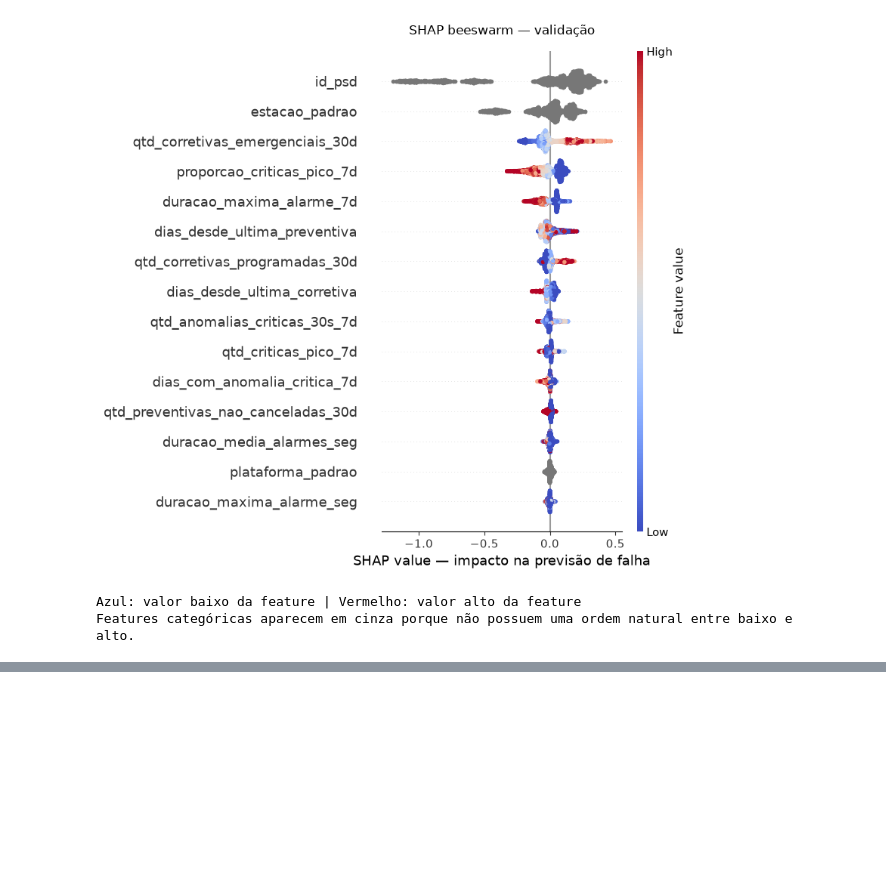
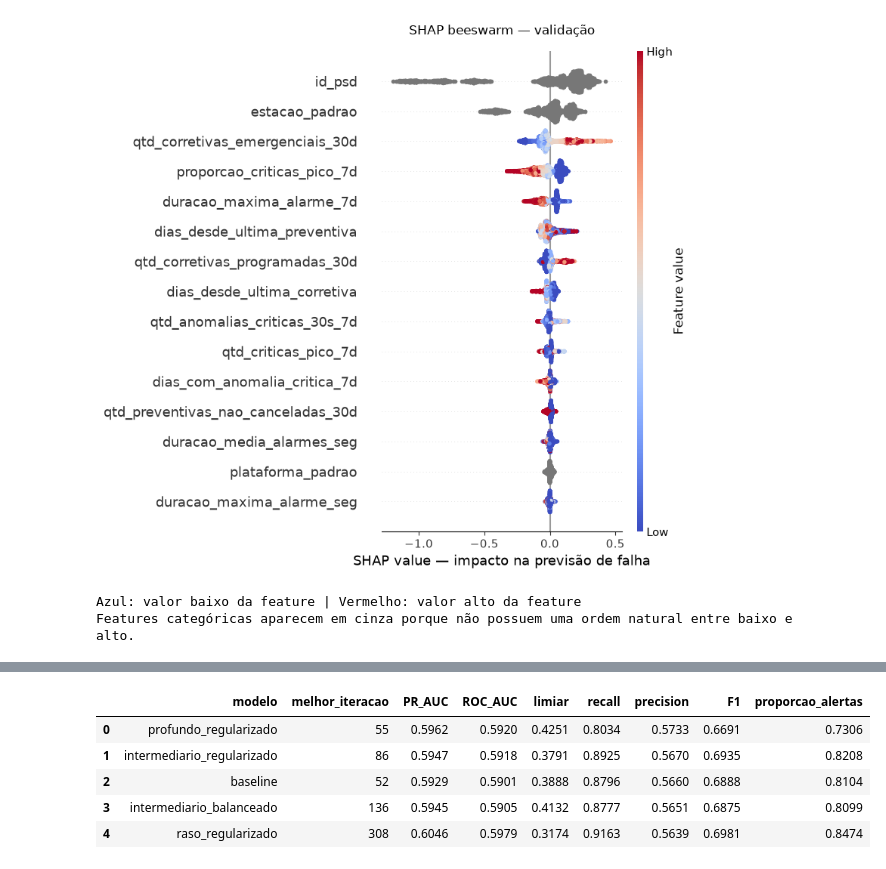
Before and after one commit to joaocardosodias/Lumem, a Jupyter notebook: src/modelo-07/03_treinamento_cat.ipynb, the cells around one changed output, grey strips where cells are left out. Saved outputs shown, nothing was run; the diff lists cells and outputs as text; code cells hidden in the pictures; blank space fills up the shorter version.

Commit message:
feat: treinamento do modelo com diferentes parametros

```diff
--- a/src/modelo-07/03_treinamento_cat.ipynb
+++ b/src/modelo-07/03_treinamento_cat.ipynb
@@ -435,0 +477,72 @@ Features categóricas aparecem em cinza porque não possuem uma ordem natural en
+# %%
+def avaliar_probabilidades_validacao(nome, modelo, probabilidades):
+    precision, recall, limiares = precision_recall_curve(y_validacao, probabilidades)
+    candidatos = pd.DataFrame({
+        "limiar": limiares,
+        "precision": precision[:-1],
+        "recall": recall[:-1],
+    })
+    melhor = candidatos.loc[candidatos["recall"] >= META_RECALL].sort_values(
+        ["precision", "limiar"], ascending=[False, False]
+    ).iloc[0]
+
+    limiar = float(melhor["limiar"])
+    predicoes = (probabilidades >= limiar).astype("int8")
+
+    return {
+        "modelo": nome,
+        "melhor_iteracao": modelo.get_best_iteration(),
+        "PR_AUC": average_precision_score(y_validacao, probabilidades),
+        "ROC_AUC": roc_auc_score(y_validacao, probabilidades),
+        "limiar": limiar,
+        "recall": recall_score(y_validacao, predicoes),
+        "precision": precision_score(y_validacao, predicoes),
+        "F1": f1_score(y_validacao, predicoes),
+        "proporcao_alertas": predicoes.mean(),
+    }
+
+modelos_experimentos = {"baseline": modelo_baseline}
+resultados_experimentos = [
+    avaliar_probabilidades_validacao(
+        "baseline", modelo_baseline, probabilidades_validacao
+    )
+]
+
+parametros_comuns = {
+    "iterations": 1_500,
+    "loss_function": "Logloss",
+    "eval_metric": "AUC",
+    "random_seed": RANDOM_SEED,
+    "allow_writing_files": False,
+    "verbose": False,
+}
+
+for nome, parametros in experimentos_parametros.items():
+    modelo = CatBoostClassifier(**parametros_comuns, **parametros)
+    modelo.fit(
+        pool_treino,
+        eval_set=pool_validacao,
+        use_best_model=True,
+        early_stopping_rounds=100,
+    )
+
+    probabilidades = modelo.predict_proba(pool_validacao)[:, 1]
+    modelos_experimentos[nome] = modelo
+    resultados_experimentos.append(
+        avaliar_probabilidades_validacao(nome, modelo, probabilidades)
+    )
+
+comparacao_modelos = (
+    pd.DataFrame(resultados_experimentos)
+    .sort_values(["precision", "PR_AUC"], ascending=False)
+    .reset_index(drop=True)
+)
+
+display(comparacao_modelos)
+# %% [output]
+|  | modelo | melhor_iteracao | PR_AUC | ROC_AUC | limiar | recall | precision | F1 | proporcao_alertas |
+| 0 | profundo_regularizado | 55 | 0.5962 | 0.5920 | 0.4251 | 0.8034 | 0.5733 | 0.6691 | 0.7306 |
+| 1 | intermediario_regularizado | 86 | 0.5947 | 0.5918 | 0.3791 | 0.8925 | 0.5670 | 0.6935 | 0.8208 |
+| 2 | baseline | 52 | 0.5929 | 0.5901 | 0.3888 | 0.8796 | 0.5660 | 0.6888 | 0.8104 |
+| 3 | intermediario_balanceado | 136 | 0.5945 | 0.5905 | 0.4132 | 0.8777 | 0.5651 | 0.6875 | 0.8099 |
+| 4 | raso_regularizado | 308 | 0.6046 | 0.5979 | 0.3174 | 0.9163 | 0.5639 | 0.6981 | 0.8474 |
```
Also changed, not shown: parts of 1 cell of this notebook.
